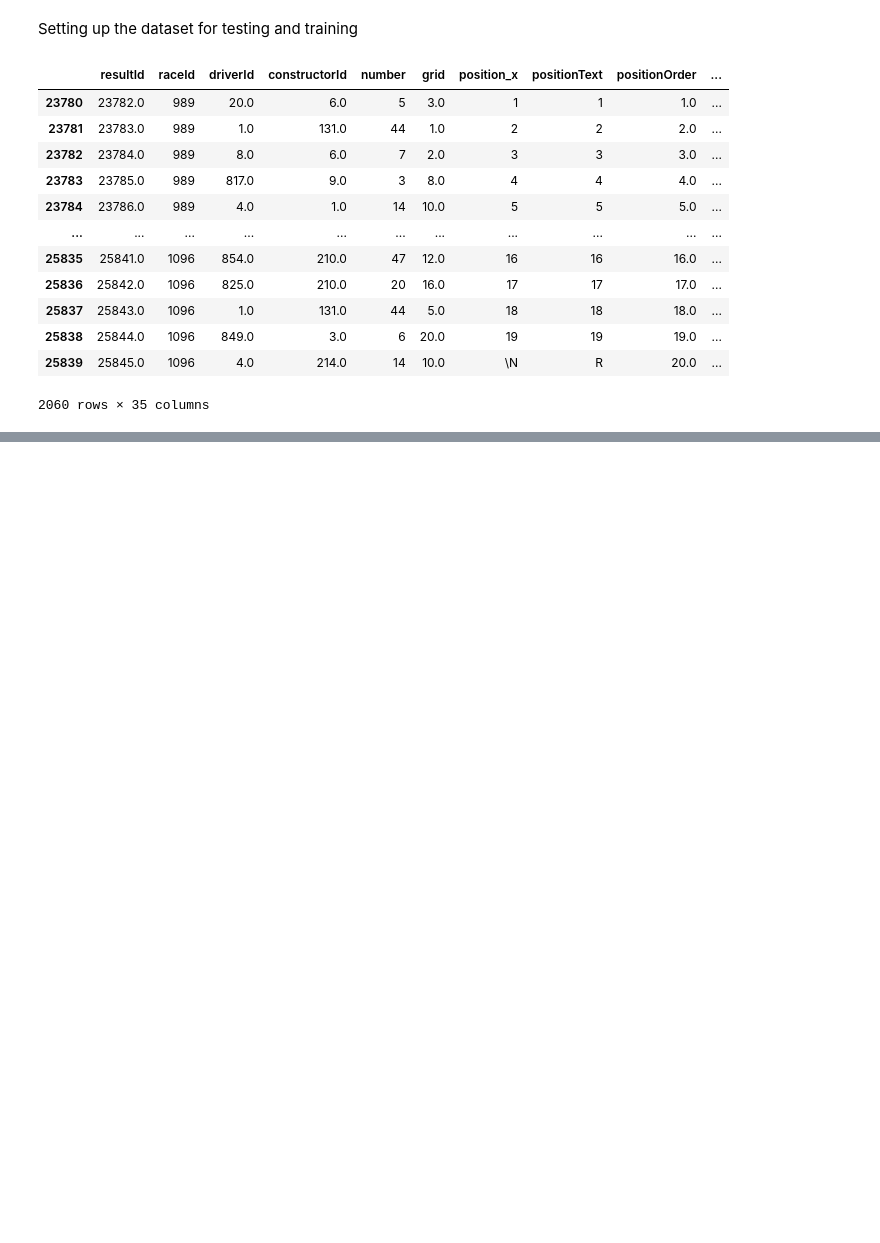
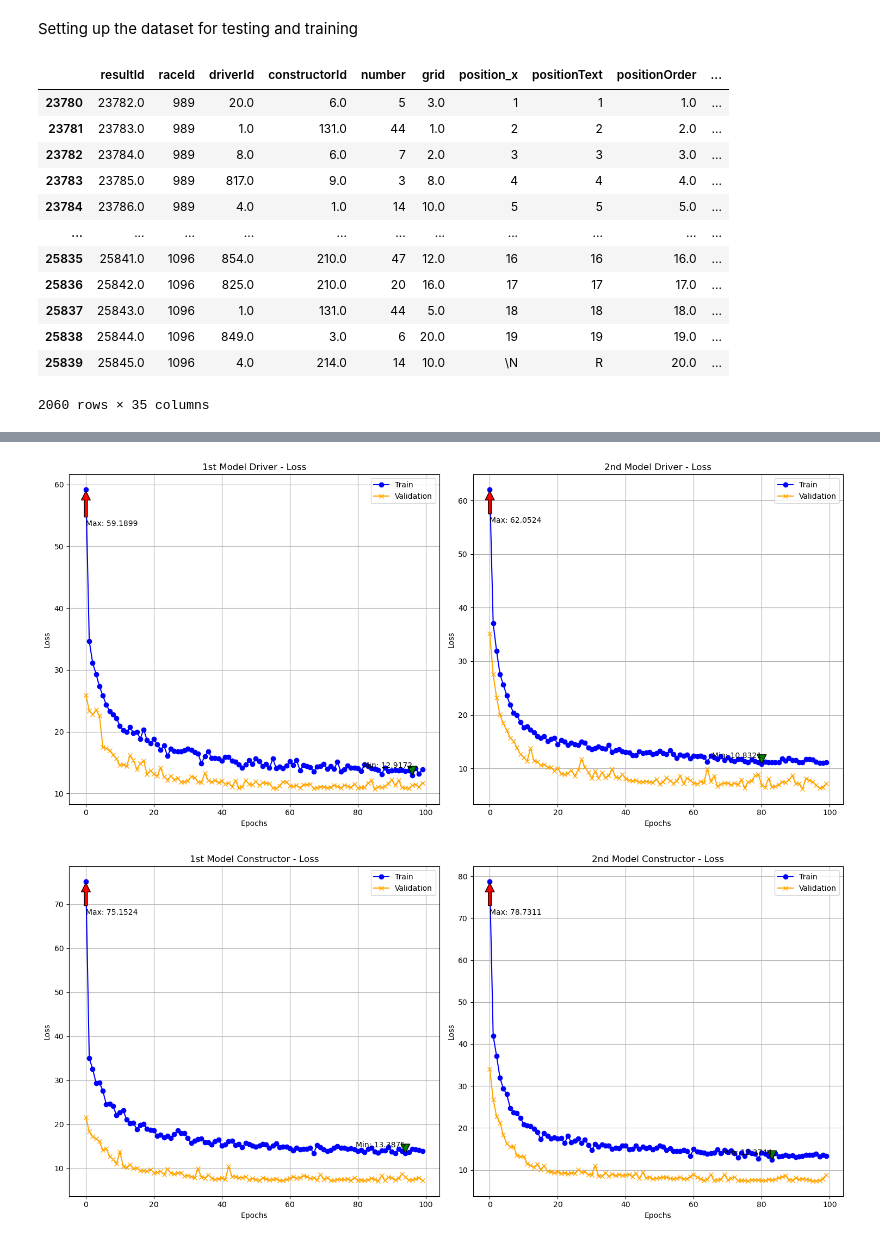
Before and after one commit to alialoraebi/F1_ML, a Jupyter notebook: f1_project.ipynb, the cells around one changed output, grey strips where cells are left out. Saved outputs shown, nothing was run; the diff lists cells and outputs as text; code cells hidden in the pictures; blank space fills up the shorter version.

```diff
--- a/f1_project.ipynb
+++ b/f1_project.ipynb
@@ -235,0 +454,53 @@ Predicted Constructor Standing for Constructor ID 213.0: 4.213111
+# %%
+import matplotlib.pyplot as plt
+
+def compare_models(history1, history2, title1, title2, metric='loss'):
+    plt.figure(figsize=(15, 7))
+
+    # Function to annotate minimum and maximum values on the plot
+    def annotate_min_max(history, ax, metric='loss'):
+        min_val = min(history.history[metric])
+        max_val = max(history.history[metric])
+        min_epoch = history.history[metric].index(min_val)
+        max_epoch = history.history[metric].index(max_val)
+
+        ax.annotate(f'Min: {min_val:.4f}', xy=(min_epoch, min_val), xytext=(min_epoch, min_val+0.1*min_val),
+                    arrowprops=dict(facecolor='green', shrink=0.05),
+                    horizontalalignment='right')
+        ax.annotate(f'Max: {max_val:.4f}', xy=(max_epoch, max_val), xytext=(max_epoch, max_val-0.1*max_val),
+                    arrowprops=dict(facecolor='red', shrink=0.05),
+                    horizontalalignment='left')
+
+    # Plotting model 1
+    ax1 = plt.subplot(1, 2, 1)
+    ax1.plot(history1.history[metric], label='Train', color='blue', marker='o')
+    ax1.plot(history1.history['val_' + metric], label='Validation', color='orange', marker='x')
+    ax1.title.set_text(f'{title1} - {metric.capitalize()}')
+    ax1.set_xlabel('Epochs')
+    ax1.set_ylabel(metric.capitalize())
+    ax1.legend()
+    ax1.grid(True)
+    annotate_min_max(history1, ax1, metric)
+
+    # Plotting model 2
+    ax2 = plt.subplot(1, 2, 2)
+    ax2.plot(history2.history[metric], label='Train', color='blue', marker='o')
+    ax2.plot(history2.history['val_' + metric], label='Validation', color='orange', marker='x')
+    ax2.title.set_text(f'{title2} - {metric.capitalize()}')
+    ax2.set_xlabel('Epochs')
+    ax2.set_ylabel(metric.capitalize())
+    ax2.legend()
+    ax2.grid(True)
+    annotate_min_max(history2, ax2, metric)
+
+    plt.tight_layout()
+    plt.show()
+
+# Comparing model_driver1 and model_driver2
+compare_models(history_driver1, history_driver2, "1st Model Driver", "2nd Model Driver", metric='loss')
+
+# Comparing model_constructor1 and model_constructor2
+compare_models(history_constructor1, history_constructor2, "1st Model Constructor", "2nd Model Constructor", metric='loss')
+# %% [output]
+[figure, added]
+[figure, added]
```
Also changed, not shown: parts of 15 cells of this notebook, 2 other files.
